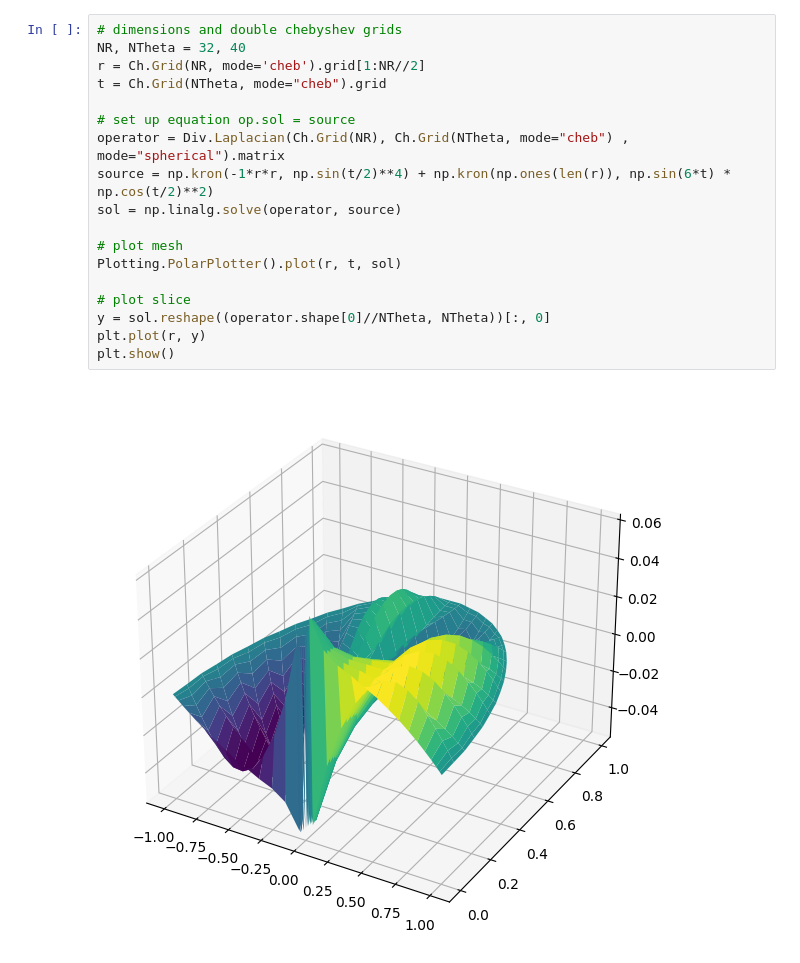
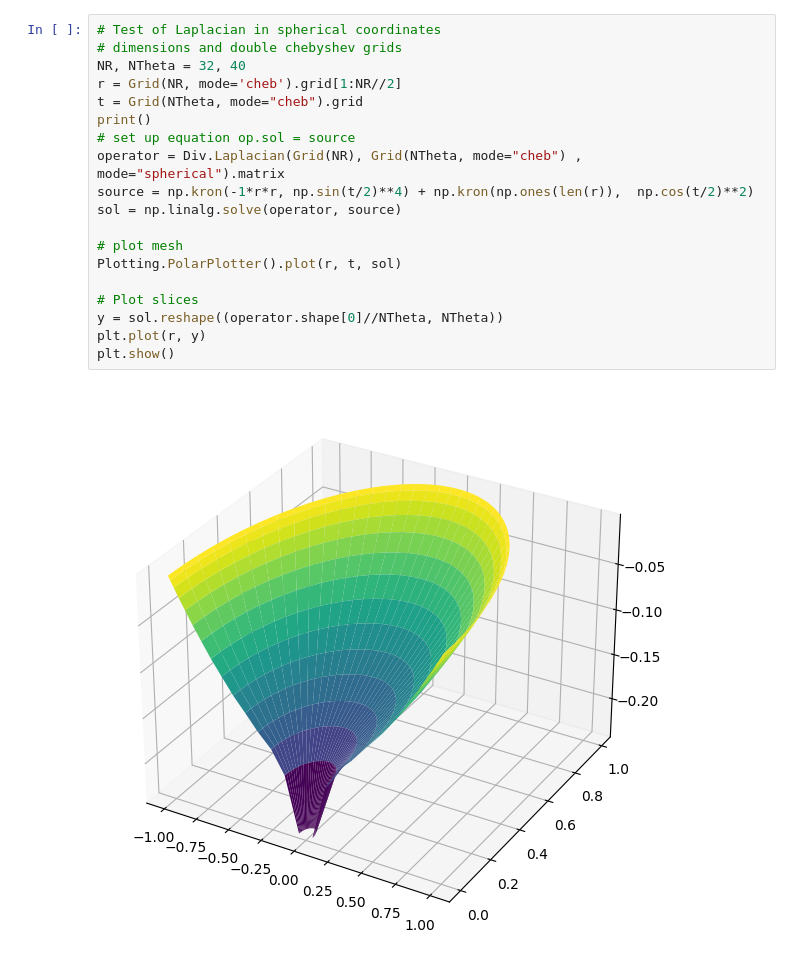
Before and after one commit to KsymenaPoradzisz/General_Relativity, a Jupyter notebook: test.ipynb, the cells around one changed output. Saved outputs shown, nothing was run; the diff lists cells and outputs as text.

```diff
--- a/test.ipynb
+++ b/test.ipynb
@@ -130,20 +127,21 @@ Size after boundary conditions:  3364
 # %%
+# Test of Laplacian in spherical coordinates
 # dimensions and double chebyshev grids
 NR, NTheta = 32, 40
-r = Ch.Grid(NR, mode='cheb').grid[1:NR//2]
-t = Ch.Grid(NTheta, mode="cheb").grid
-
+r = Grid(NR, mode='cheb').grid[1:NR//2]
+t = Grid(NTheta, mode="cheb").grid
+print()
 # set up equation op.sol = source
-operator = Div.Laplacian(Ch.Grid(NR), Ch.Grid(NTheta, mode="cheb") , mode="spherical").matrix
-source = np.kron(-1*r*r, np.sin(t/2)**4) + np.kron(np.ones(len(r)), np.sin(6*t) * np.cos(t/2)**2)
+operator = Div.Laplacian(Grid(NR), Grid(NTheta, mode="cheb") , mode="spherical").matrix
+source = np.kron(-1*r*r, np.sin(t/2)**4) + np.kron(np.ones(len(r)),  np.cos(t/2)**2)
 sol = np.linalg.solve(operator, source)
 
 # plot mesh
 Plotting.PolarPlotter().plot(r, t, sol)
 
-# plot slice
-y = sol.reshape((operator.shape[0]//NTheta, NTheta))[:, 0]
+# Plot slices
+y = sol.reshape((operator.shape[0]//NTheta, NTheta))
 plt.plot(r, y)
 plt.show()
 # %% [output]
-[figure, old version]
+[figure, new version]
```
Also changed, not shown: parts of 6 cells of this notebook, 2 other files.
